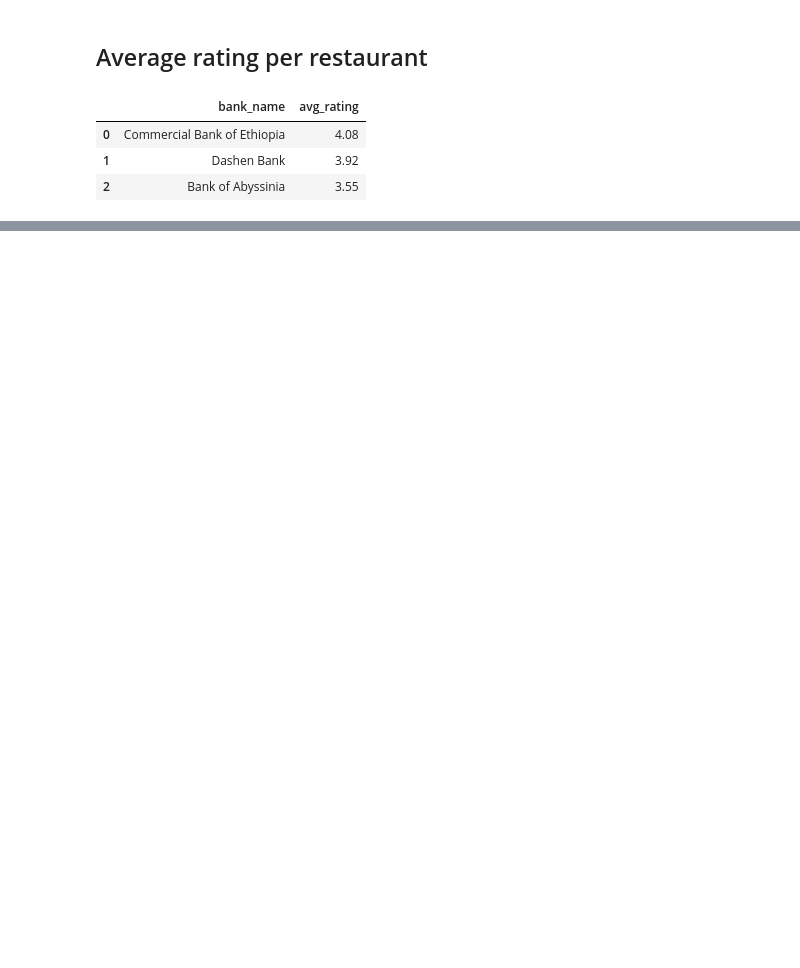
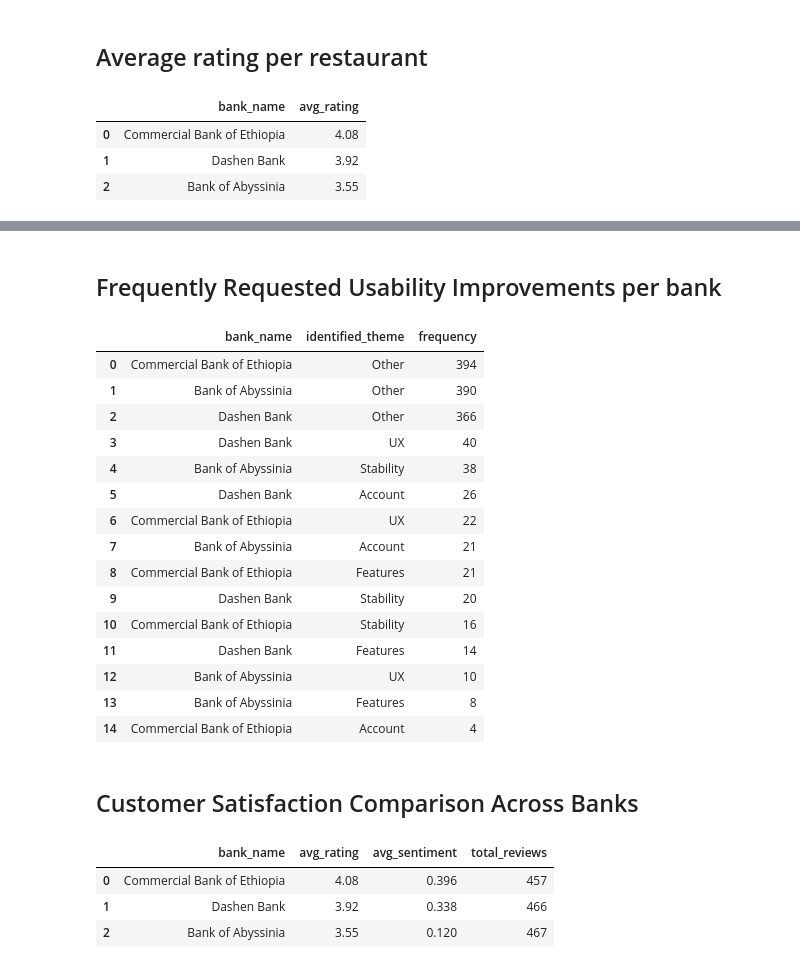
Before and after one commit to Rakeb-sys/fintech-review-analytics, a Jupyter notebook: notebooks/view_data.ipynb, the cells around one changed output, grey strips where cells are left out. Cells and saved outputs as stored; diff of their text form; code cells hidden in the pictures; blank space fills up the shorter version.

Commit message:
feat: Synthesize the sentiment and thematic analysis on database

```diff
--- a/notebooks/view_data.ipynb
+++ b/notebooks/view_data.ipynb
@@ -68,0 +145,13 @@ run_query(sql, conn)
+# %%
+update_query = """
+SELECT
+    b.bank_name,
+    review_date,
+    AVG(sentiment_score) AS avg_sentiment
+FROM reviews r
+JOIN banks b ON r.bank_id = b.bank_id
+GROUP BY b.bank_name, review_date
+ORDER BY review_date;
+"""
+
+run_query(update_query, conn)
@@ -68,0 +174,11 @@ run_query(sql, conn)
+# %%
+usability_query = """
+SELECT
+    identified_theme,
+    COUNT(*) AS frequency
+FROM reviews
+GROUP BY identified_theme
+ORDER BY frequency DESC;
+"""
+
+run_query(usability_query, conn)
@@ -68,0 +192,55 @@ run_query(sql, conn)
+# %% [markdown]
+## Frequently Requested Usability Improvements per bank
+# %%
+perbank_query = """
+SELECT
+    b.bank_name,
+    r.identified_theme,
+    COUNT(*) AS frequency
+FROM reviews r
+JOIN banks b
+    ON r.bank_id = b.bank_id
+GROUP BY
+    b.bank_name,
+    r.identified_theme
+ORDER BY frequency DESC;
+"""
+run_query(perbank_query, conn)
+# %% [output]
+|  | bank_name | identified_theme | frequency |
+| 0 | Commercial Bank of Ethiopia | Other | 394 |
+| 1 | Bank of Abyssinia | Other | 390 |
+| 2 | Dashen Bank | Other | 366 |
+| 3 | Dashen Bank | UX | 40 |
+| 4 | Bank of Abyssinia | Stability | 38 |
+| 5 | Dashen Bank | Account | 26 |
+| 6 | Commercial Bank of Ethiopia | UX | 22 |
+| 7 | Bank of Abyssinia | Account | 21 |
+| 8 | Commercial Bank of Ethiopia | Features | 21 |
+| 9 | Dashen Bank | Stability | 20 |
+| 10 | Commercial Bank of Ethiopia | Stability | 16 |
+| 11 | Dashen Bank | Features | 14 |
+| 12 | Bank of Abyssinia | UX | 10 |
+| 13 | Bank of Abyssinia | Features | 8 |
+| 14 | Commercial Bank of Ethiopia | Account | 4 |
+# %% [markdown]
+## Customer Satisfaction Comparison Across Banks
+# %%
+satisfaction_query = """
+SELECT
+    b.bank_name,
+    ROUND(AVG(r.rating), 2) AS avg_rating,
+    ROUND(AVG(r.sentiment_score), 3) AS avg_sentiment,
+    COUNT(*) AS total_reviews
+FROM reviews r
+JOIN banks b ON r.bank_id = b.bank_id
+GROUP BY b.bank_name
+ORDER BY avg_rating DESC;
+"""
+
+run_query(satisfaction_query, conn)
+# %% [output]
+|  | bank_name | avg_rating | avg_sentiment | total_reviews |
+| 0 | Commercial Bank of Ethiopia | 4.08 | 0.396 | 457 |
+| 1 | Dashen Bank | 3.92 | 0.338 | 466 |
+| 2 | Bank of Abyssinia | 3.55 | 0.120 | 467 |
```
Also changed, not shown: parts of 16 cells of this notebook, 1 other file.
